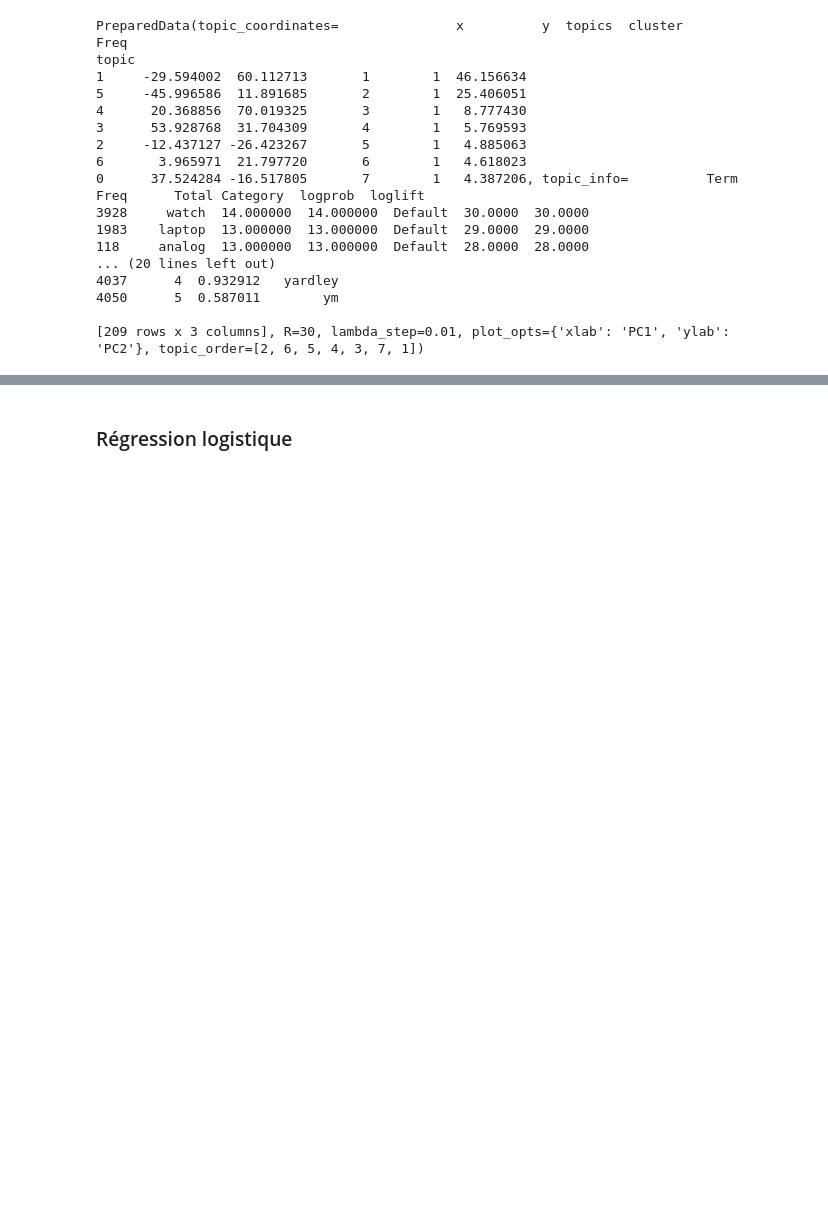
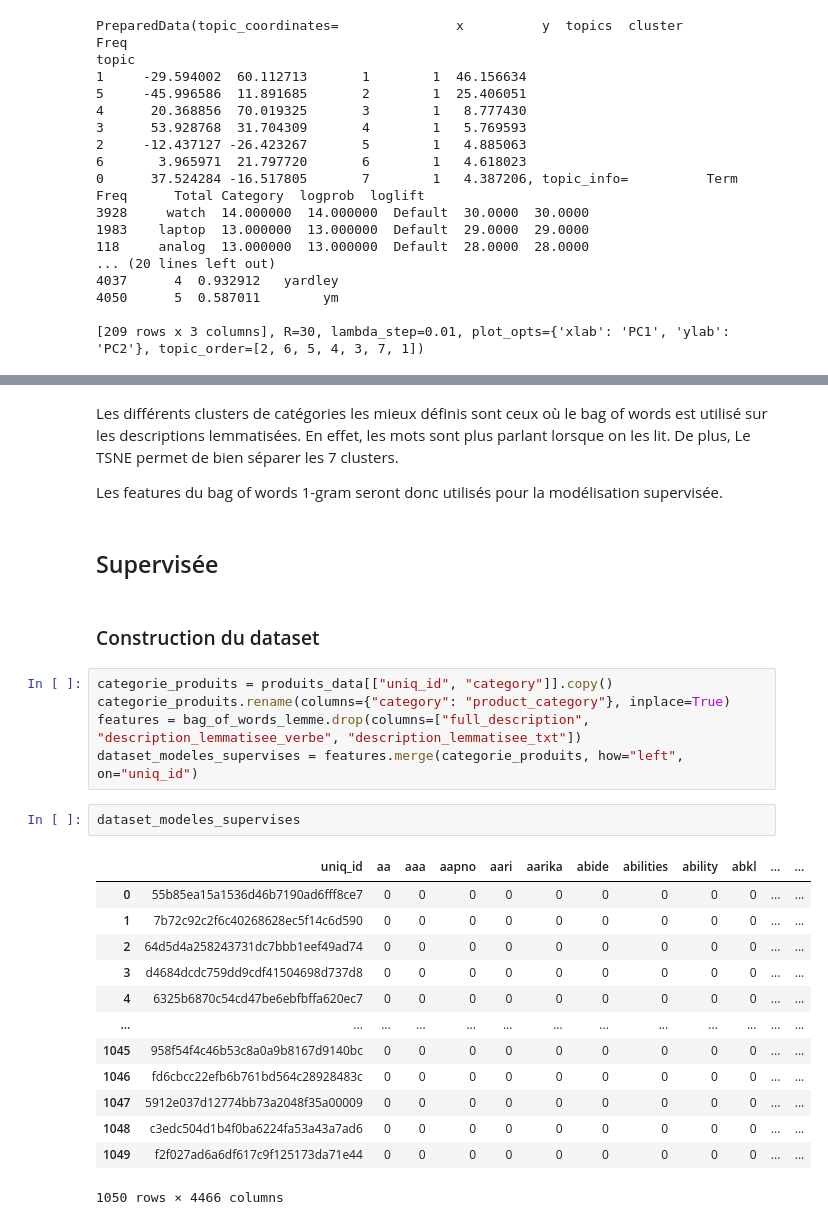
Before and after one commit to sebastienbourgeois/oc-p6-classifier-biens-consommation, a Jupyter notebook: P6_01_notebook.ipynb, the cells around one changed output, grey strips where cells are left out. Cells and saved outputs as stored; diff of their text form; blank space fills up the shorter version.

Commit message:
Construction du dataset pour les modèles supervisés

```diff
--- a/P6_01_notebook.ipynb
+++ b/P6_01_notebook.ipynb
@@ -1208,2 +1184,29 @@ produits_data
-# %% [markdown]
-### Régression logistique
+# %% [markdown]
+Les différents clusters de catégories les mieux définis sont ceux où le bag of words est utilisé sur les descriptions lemmatisées. En effet, les mots sont plus parlant lorsque on les lit. De plus, Le TSNE permet de bien séparer les 7 clusters.
+
+Les features du bag of words 1-gram seront donc utilisés pour la modélisation supervisée.
+# %% [markdown]
+## Supervisée
+# %% [markdown]
+### Construction du dataset
+# %%
+categorie_produits = produits_data[["uniq_id", "category"]].copy()
+categorie_produits.rename(columns={"category": "product_category"}, inplace=True)
+features = bag_of_words_lemme.drop(columns=["full_description", "description_lemmatisee_verbe", "description_lemmatisee_txt"])
+dataset_modeles_supervises = features.merge(categorie_produits, how="left", on="uniq_id")
+# %%
+dataset_modeles_supervises
+# %% [output]
+|  | uniq_id | aa | aaa | aapno | aari | aarika | abide | abilities | ability | abkl | ... | ... |
+| 0 | 55b85ea15a1536d46b7190ad6fff8ce7 | 0 | 0 | 0 | 0 | 0 | 0 | 0 | 0 | 0 | ... | ... |
+| 1 | 7b72c92c2f6c40268628ec5f14c6d590 | 0 | 0 | 0 | 0 | 0 | 0 | 0 | 0 | 0 | ... | ... |
+| 2 | 64d5d4a258243731dc7bbb1eef49ad74 | 0 | 0 | 0 | 0 | 0 | 0 | 0 | 0 | 0 | ... | ... |
+| 3 | d4684dcdc759dd9cdf41504698d737d8 | 0 | 0 | 0 | 0 | 0 | 0 | 0 | 0 | 0 | ... | ... |
+| 4 | 6325b6870c54cd47be6ebfbffa620ec7 | 0 | 0 | 0 | 0 | 0 | 0 | 0 | 0 | 0 | ... | ... |
+| ... | ... | ... | ... | ... | ... | ... | ... | ... | ... | ... | ... | ... |
+| 1045 | 958f54f4c46b53c8a0a9b8167d9140bc | 0 | 0 | 0 | 0 | 0 | 0 | 0 | 0 | 0 | ... | ... |
+| 1046 | fd6cbcc22efb6b761bd564c28928483c | 0 | 0 | 0 | 0 | 0 | 0 | 0 | 0 | 0 | ... | ... |
+| 1047 | 5912e037d12774bb73a2048f35a00009 | 0 | 0 | 0 | 0 | 0 | 0 | 0 | 0 | 0 | ... | ... |
+| 1048 | c3edc504d1b4f0ba6224fa53a43a7ad6 | 0 | 0 | 0 | 0 | 0 | 0 | 0 | 0 | 0 | ... | ... |
+| 1049 | f2f027ad6a6df617c9f125173da71e44 | 0 | 0 | 0 | 0 | 0 | 0 | 0 | 0 | 0 | ... | ... |
+1050 rows × 4466 columns
```
Also changed, not shown: parts of 6 cells of this notebook.
